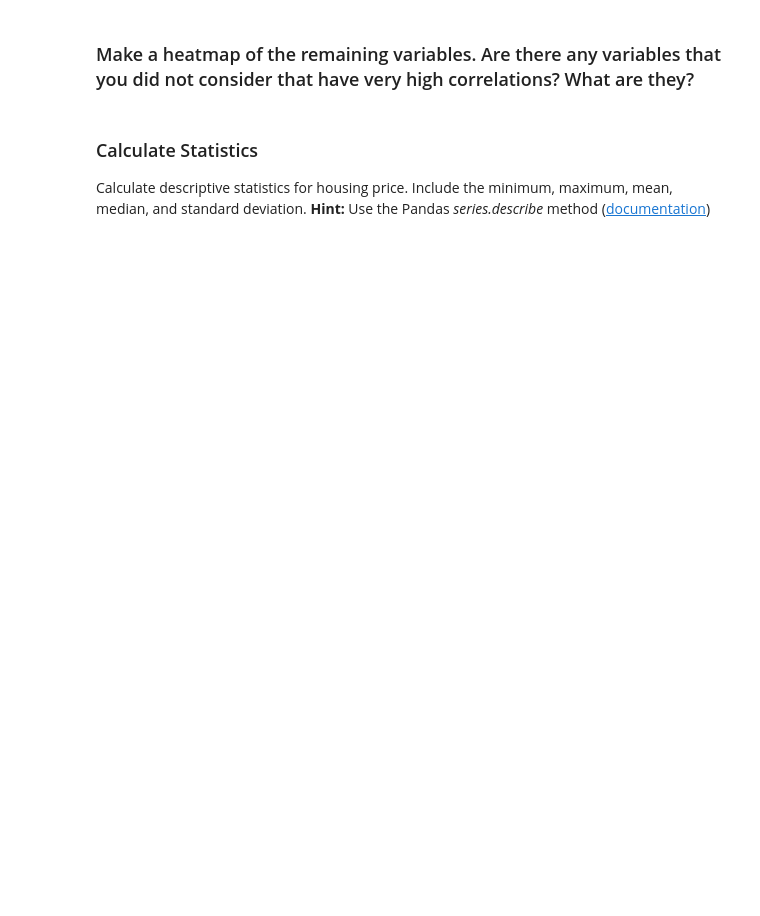
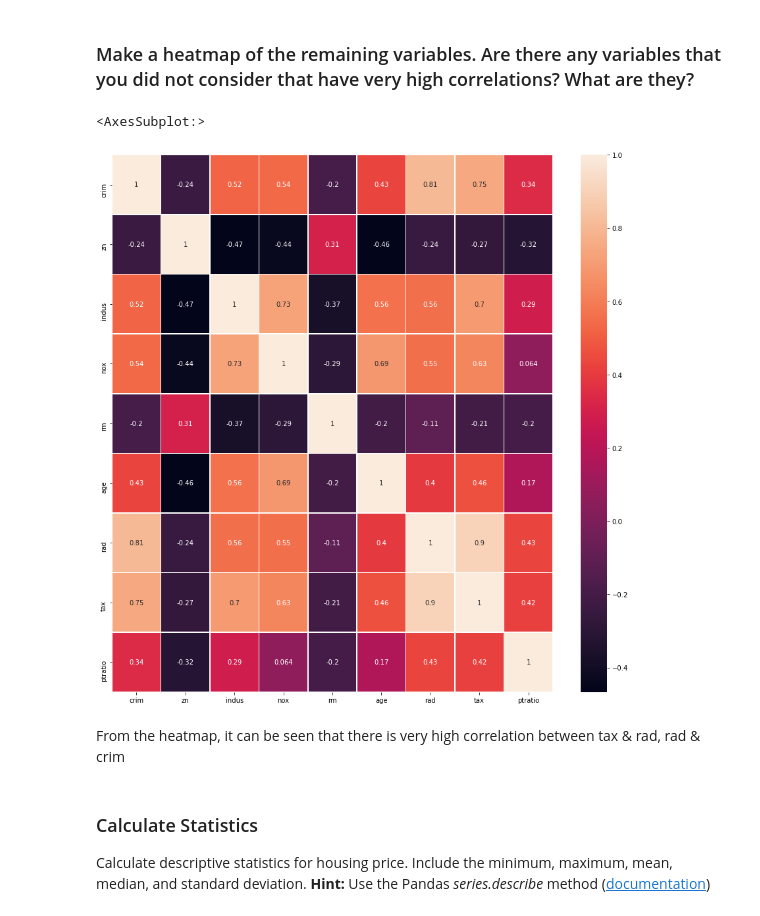
Before and after one commit to ta-data-remote/lab-problems-with-ML, a Jupyter notebook: your-code/lab_boston_housing.ipynb, the cells around one changed output. Saved outputs shown, nothing was run; the diff lists cells and outputs as text; code cells hidden in the pictures; blank space fills up the shorter version.

```diff
--- a/your-code/lab_boston_housing.ipynb
+++ b/your-code/lab_boston_housing.ipynb
@@ -43,3 +139,13 @@ import matplotlib.pyplot as plt
+# %%
+# Your response here
+boston_heatmap = boston_cleaned.iloc[:, [0,1,2,3,4,5,7,8,9]]
+fig, ax = plt.subplots(figsize=(15,15))
+sns.heatmap(boston_heatmap.corr(), annot=True, linewidths=.7)
+# %% [output]
+<AxesSubplot:>
+[figure, added]
+# %% [markdown]
+From the heatmap, it can be seen that there is very high correlation between tax & rad, rad & crim
 # %% [markdown]
 ### Calculate Statistics
 Calculate descriptive statistics for housing price. Include the minimum, maximum, mean, median, and standard deviation.
```
Also changed, not shown: parts of 42 cells of this notebook, 2 other files.
